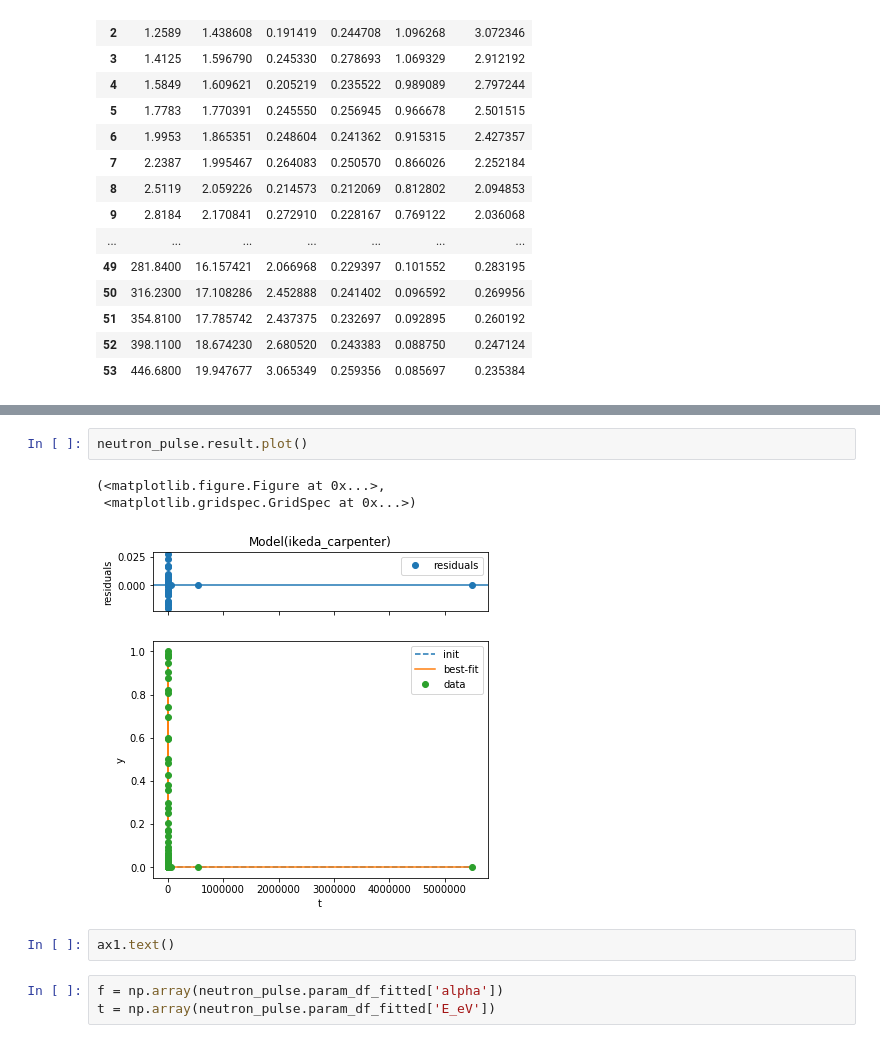
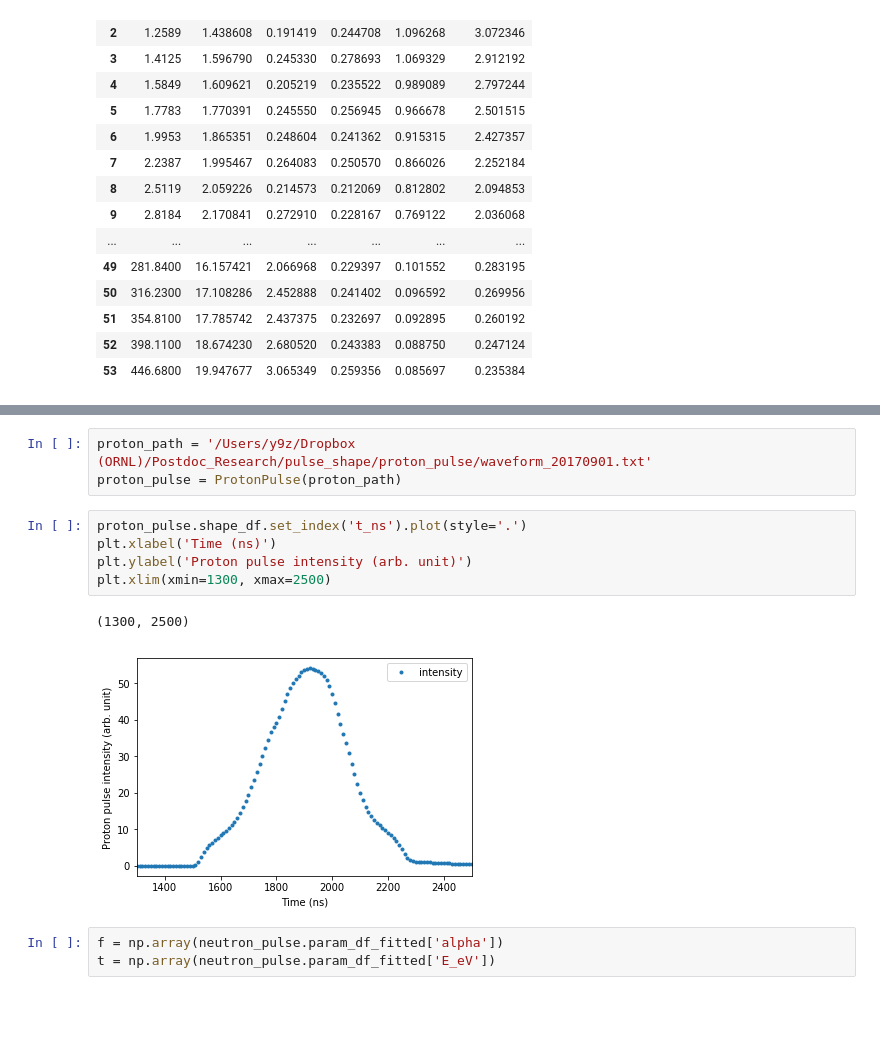
Before and after one commit to ornlneutronimaging/ResoFit, a Jupyter notebook: ResoFit/fit_neutron_pulse_shape_params.ipynb, the cells around one changed output, grey strips where cells are left out. Saved outputs shown, nothing was run; the diff lists cells and outputs as text; blank space fills up the shorter version.

Commit message:
modified figure

```diff
--- a/ResoFit/fit_neutron_pulse_shape_params.ipynb
+++ b/ResoFit/fit_neutron_pulse_shape_params.ipynb
@@ -63,11 +63,14 @@ neutron_pulse.plot_fitted_params()
-# %%
-neutron_pulse.result.plot()
-# %% [output]
-(<matplotlib.figure.Figure at 0x...>,
- <matplotlib.gridspec.GridSpec at 0x...>)
-[figure, removed]
-# %%
-ax1.text()
+# %%
+proton_path = '/Users/y9z/Dropbox (ORNL)/Postdoc_Research/pulse_shape/proton_pulse/waveform_20170901.txt'
+proton_pulse = ProtonPulse(proton_path)
+# %%
+proton_pulse.shape_df.set_index('t_ns').plot(style='.')
+plt.xlabel('Time (ns)')
+plt.ylabel('Proton pulse intensity (arb. unit)')
+plt.xlim(xmin=1300, xmax=2500)
+# %% [output]
+(1300, 2500)
+[figure, added]
 # %%
 f = np.array(neutron_pulse.param_df_fitted['alpha'])
 t = np.array(neutron_pulse.param_df_fitted['E_eV'])
```
Also changed, not shown: parts of 1 cell of this notebook, 1 other file.
